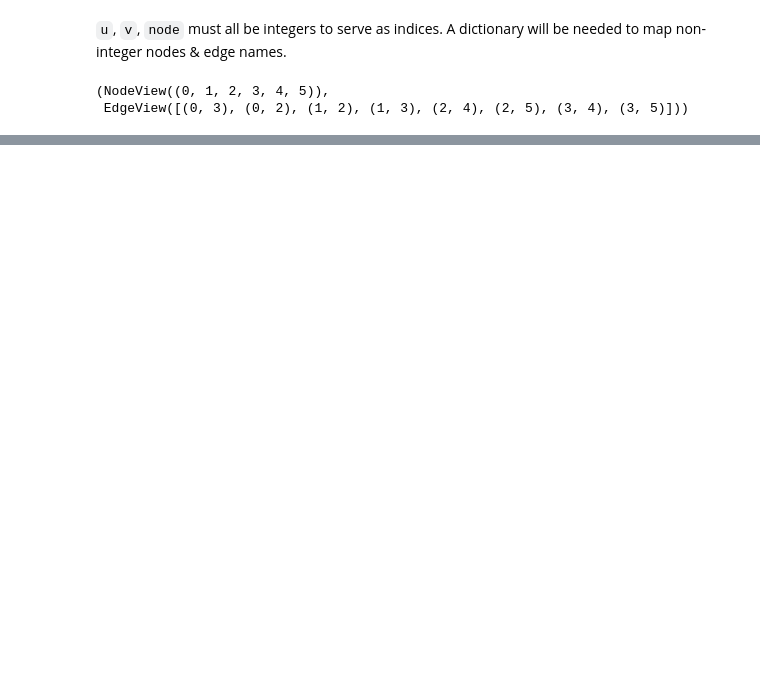
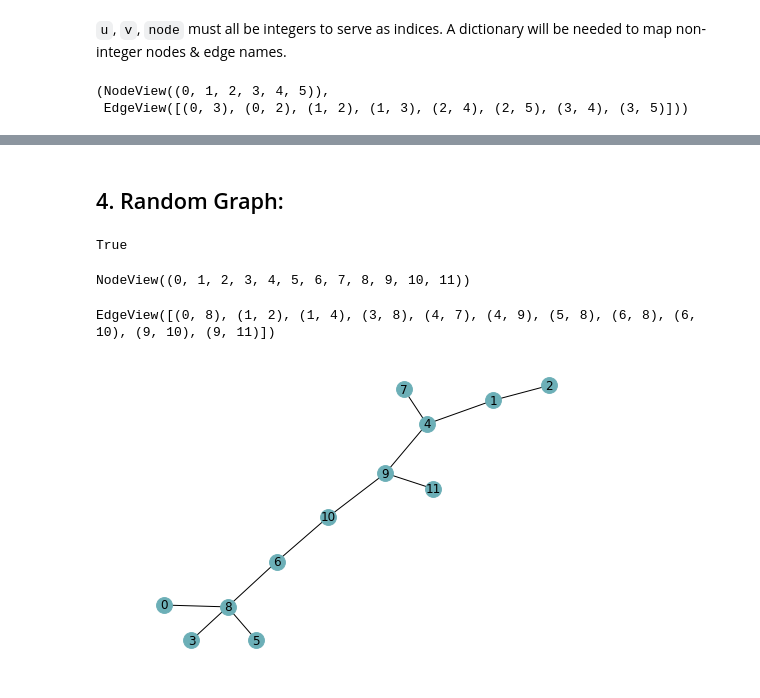
Before and after one commit to WNoxchi/deeplearningstudy, a Jupyter notebook: quantum/qaoa_max_cut.ipynb, the cells around one changed output, grey strips where cells are left out. Cells and saved outputs as stored; diff of their text form; code cells hidden in the pictures; blank space fills up the shorter version.

```diff
--- a/quantum/qaoa_max_cut.ipynb
+++ b/quantum/qaoa_max_cut.ipynb
@@ -184,6 +168,2 @@ Setup Rigetti Forest API connection
 # %%
 q_sim = QVMConnection()
-# %%
-n = 6
-graph = nx.Graph()
-for i in range(n): graph.add_edge(i, (i + 1) % n)
@@ -270,0 +286,39 @@ max_cut
+# %% [markdown]
+## 4. Random Graph:
+# %%
+def gen_random_graph(n=6, min_p=0.5):
+    """Build a random graph with at least `min_p` percent
+       of its edges removed. Manual check for no isolated
+       nodes required.
+    """
+    graph = nx.complete_graph(n)
+
+    # choose random number of edges to remove
+    n_remove = int(max(min_p, np.random.random()) * len(graph.edges))
+    # built list of edges to remove
+    remove_idxs = np.random.choice(range(len(graph.edges)), size=n_remove, replace=False)
+    edges_list = list(graph.edges)
+    removes = [edges_list[idx] for idx in remove_idxs]
+    # remove edges
+    graph.remove_edges_from(removes)
+
+    return graph
+# %%
+n = 12
+graph = gen_random_graph(n=n)
+# check no isolated nodes. see: https://networkx.github.io/documentation/stable/reference/algorithms/generated/networkx.algorithms.components.connected_components.html#networkx.algorithms.components.connected_components
+[len(c) for c in sorted(nx.connected_components(graph), key=len, reverse=True)][0] == n
+# %% [output]
+True
+# %%
+graph.nodes
+# %% [output]
+NodeView((0, 1, 2, 3, 4, 5, 6, 7, 8, 9, 10, 11))
+# %%
+graph.edges
+# %% [output]
+EdgeView([(0, 8), (1, 2), (1, 4), (3, 8), (4, 7), (4, 9), (5, 8), (6, 8), (6, 10), (9, 10), (9, 11)])
+# %%
+nx.draw(graph, **display_options)
+# %% [output]
+[figure, added]
```
Also changed, not shown: parts of 41 cells of this notebook.
